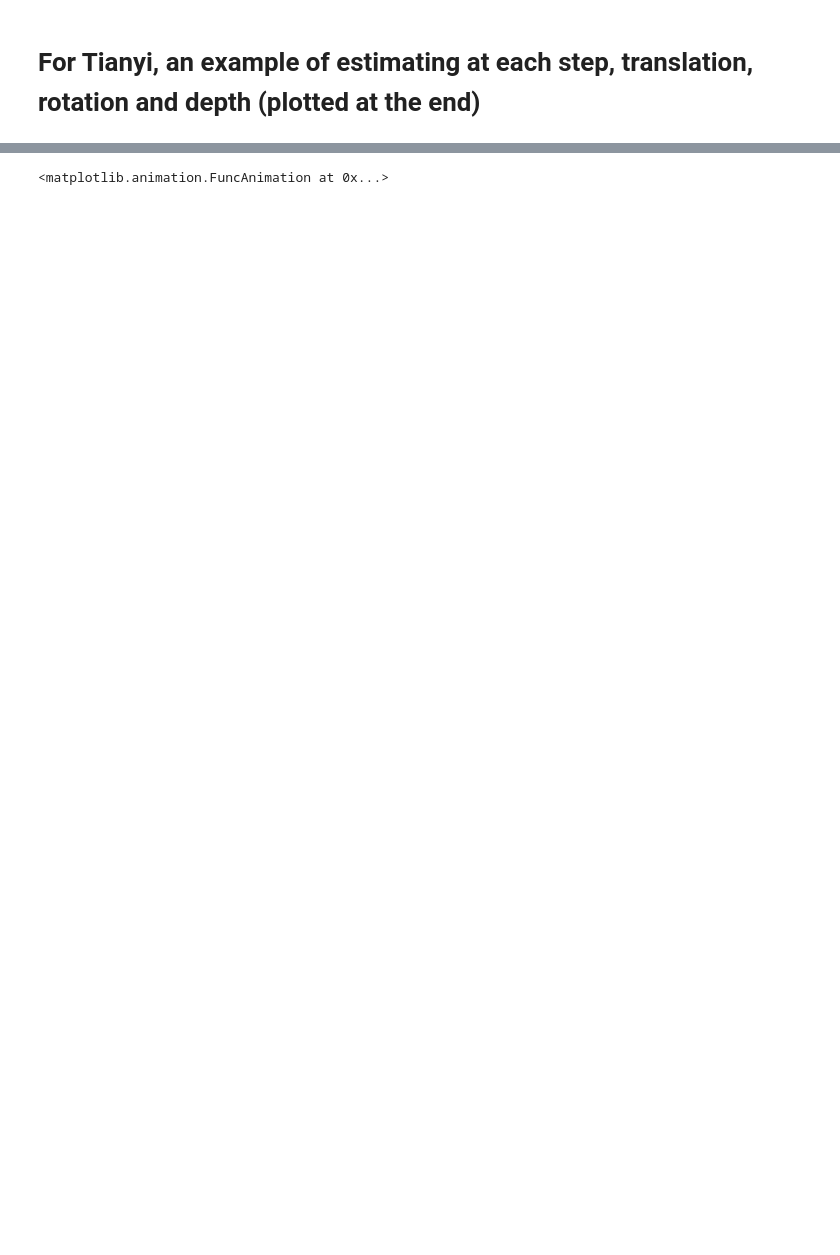
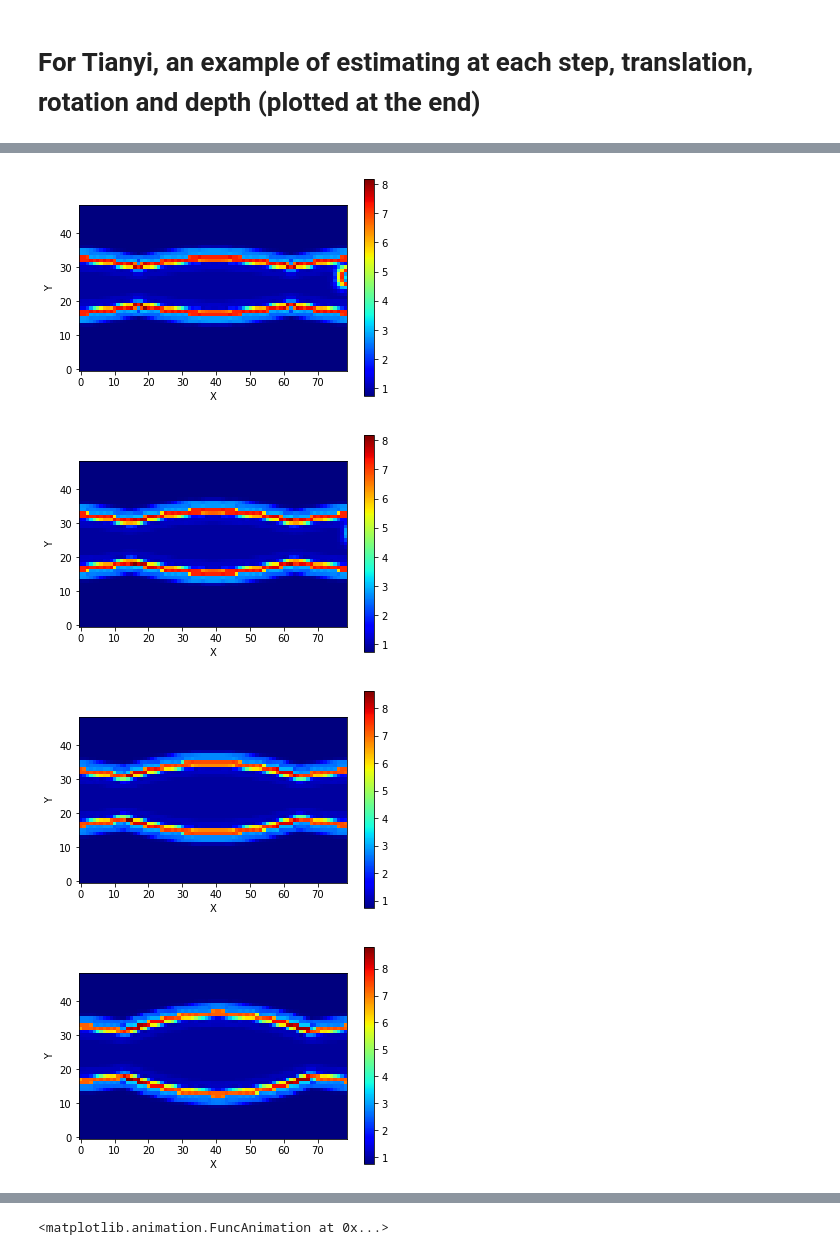
Before and after one commit to sharbatc/piof, a Jupyter notebook: tianyi_extract.ipynb, the cells around one changed output, grey strips where cells are left out. Cells and saved outputs as stored; diff of their text form; code cells hidden in the pictures; blank space fills up the shorter version.

```diff
--- a/tianyi_extract.ipynb
+++ b/tianyi_extract.ipynb
@@ -35,15 +35,13 @@ bagOfDir = -(matData['bagOfDir'] - 180.0);
 bagOfDir[np.where(bagOfDir == 180)] = -180;
 angStep = 360.0 / bagOfData.shape[1];
 
-print (x[:15])
-print(y[:15])
 plt.figure();
 plt.imshow(np.reshape(bagOfData[0, 0, :], (50, 80)));
 plt.show();
 
 stimulus = np.reshape(bagOfData, (bagOfData.shape[0], 50, 80));
 
-stimulus = stimulus[:15, 0:49, 0:79];
+stimulus = stimulus[:9, 0:49, 0:79];
 im_shape = stimulus.shape;
 
 
@@ -79,0 +86,14 @@ Start to load all the data:
+# %%
+for i in range(8):
+    fig = plt.figure()
+    ax = fig.add_subplot(1,1,1)
+    ax.set_xlabel('X')
+    ax.set_ylabel('Y')
+    im = ax.imshow(stimulus[i,:,:], cmap="jet",origin="lower")
+    fig.colorbar(im)
+    plt.savefig('figs/one_point_arrow{}.png'.format(i),bbox_inches='tight')
+# %% [output]
+[figure, added]
+[figure, added]
+[figure, added]
+[figure, added]
```
Also changed, not shown: parts of 19 cells of this notebook, 1 other file.
